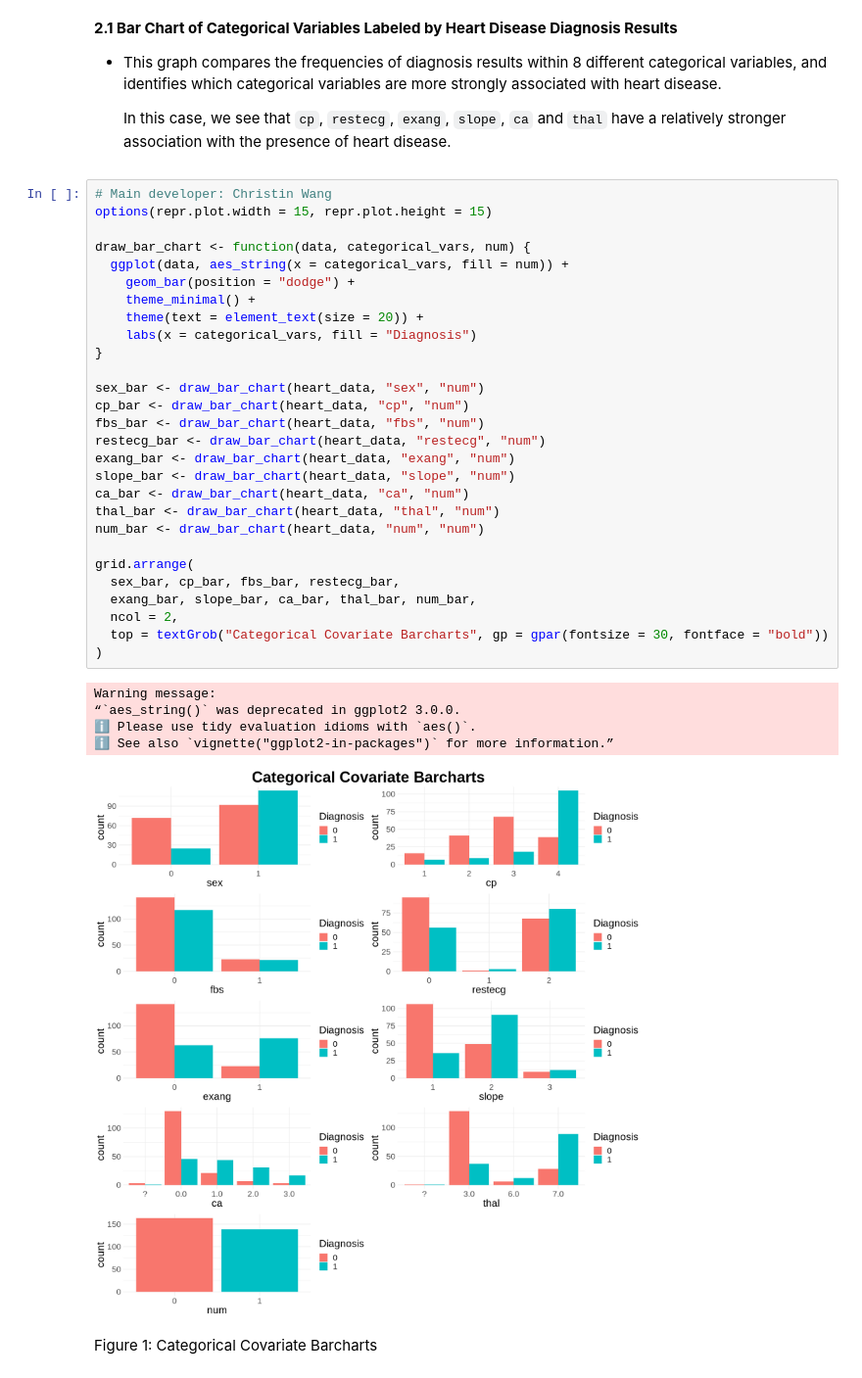
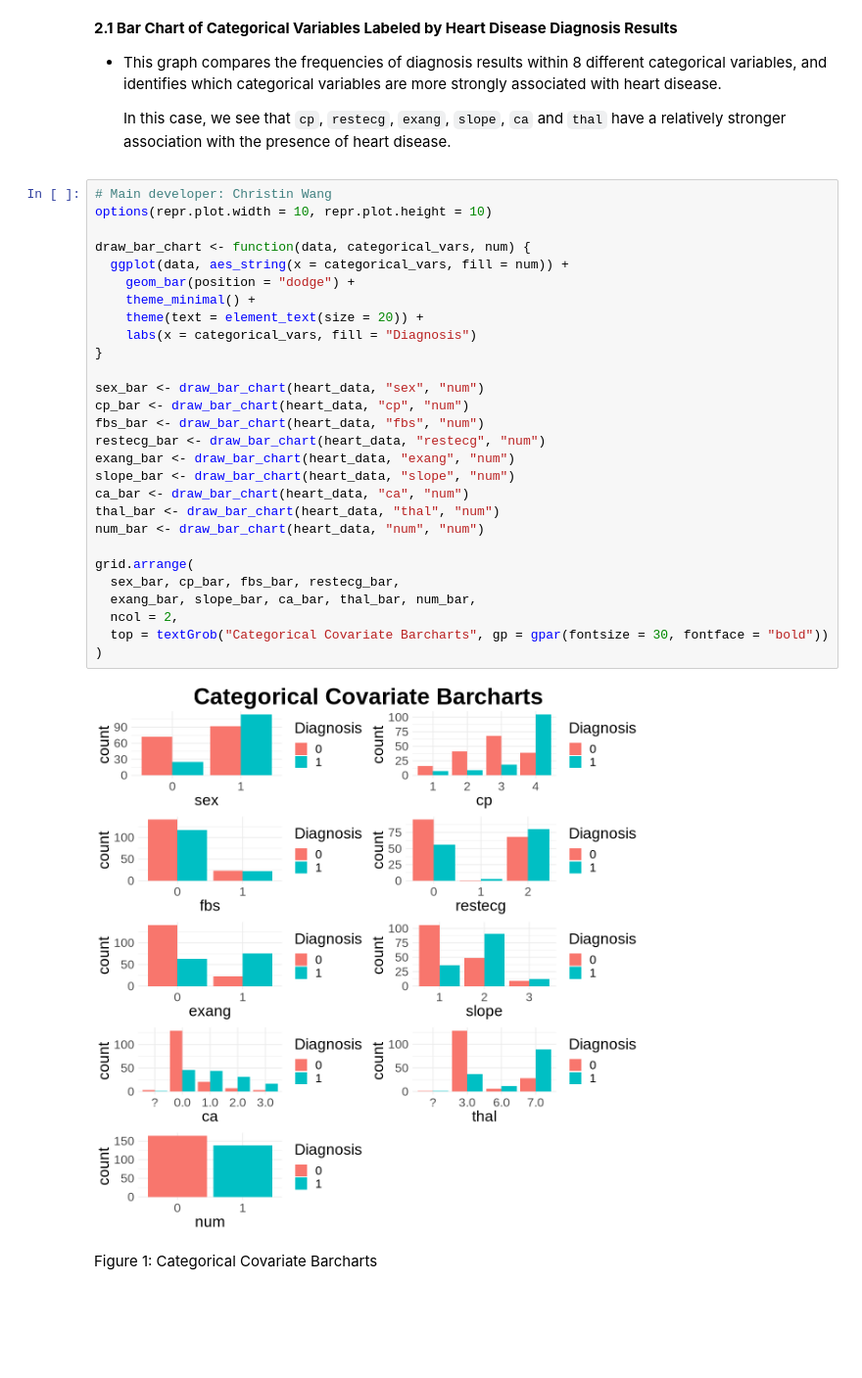
Before and after one commit to Speculatorrr/Group-STAT301, a Jupyter notebook: GROUP10.ipynb, the cells around one changed output. Shown at 98% size. Cells and saved outputs as stored; diff of their text form; blank space fills up the shorter version.

```diff
--- a/GROUP10.ipynb
+++ b/GROUP10.ipynb
@@ -148,38 +130,34 @@ Table 1: Tidy Cleveland heart disease data
     In this case, we see that `cp`, `restecg`, `exang`, `slope`, `ca` and `thal` have a relatively stronger association with the presence of heart disease.
 # %%
 # Main developer: Christin Wang
-options(repr.plot.width = 15, repr.plot.height = 15)
+options(repr.plot.width = 10, repr.plot.height = 10)
 
 draw_bar_chart <- function(data, categorical_vars, num) {
   ggplot(data, aes_string(x = categorical_vars, fill = num)) +
     geom_bar(position = "dodge") +
     theme_minimal() +
     theme(text = element_text(size = 20)) +
     labs(x = categorical_vars, fill = "Diagnosis")
 }
 
 sex_bar <- draw_bar_chart(heart_data, "sex", "num")
 cp_bar <- draw_bar_chart(heart_data, "cp", "num")
 fbs_bar <- draw_bar_chart(heart_data, "fbs", "num")
 restecg_bar <- draw_bar_chart(heart_data, "restecg", "num")
 exang_bar <- draw_bar_chart(heart_data, "exang", "num")
 slope_bar <- draw_bar_chart(heart_data, "slope", "num")
 ca_bar <- draw_bar_chart(heart_data, "ca", "num")
 thal_bar <- draw_bar_chart(heart_data, "thal", "num")
 num_bar <- draw_bar_chart(heart_data, "num", "num")
 
 grid.arrange(
   sex_bar, cp_bar, fbs_bar, restecg_bar,
   exang_bar, slope_bar, ca_bar, thal_bar, num_bar,
   ncol = 2,
   top = textGrob("Categorical Covariate Barcharts", gp = gpar(fontsize = 30, fontface = "bold"))
 )
 # %% [output]
-Warning message:
-“`aes_string()` was deprecated in ggplot2 3.0.0.
-ℹ Please use tidy evaluation idioms with `aes()`.
-ℹ See also `vignette("ggplot2-in-packages")` for more information.”
-[figure, old version]
+[figure, new version]
 # %% [markdown]
 Figure 1: Categorical Covariate Barcharts
 # %% [markdown]
```
Also changed, not shown: parts of 17 cells of this notebook.
